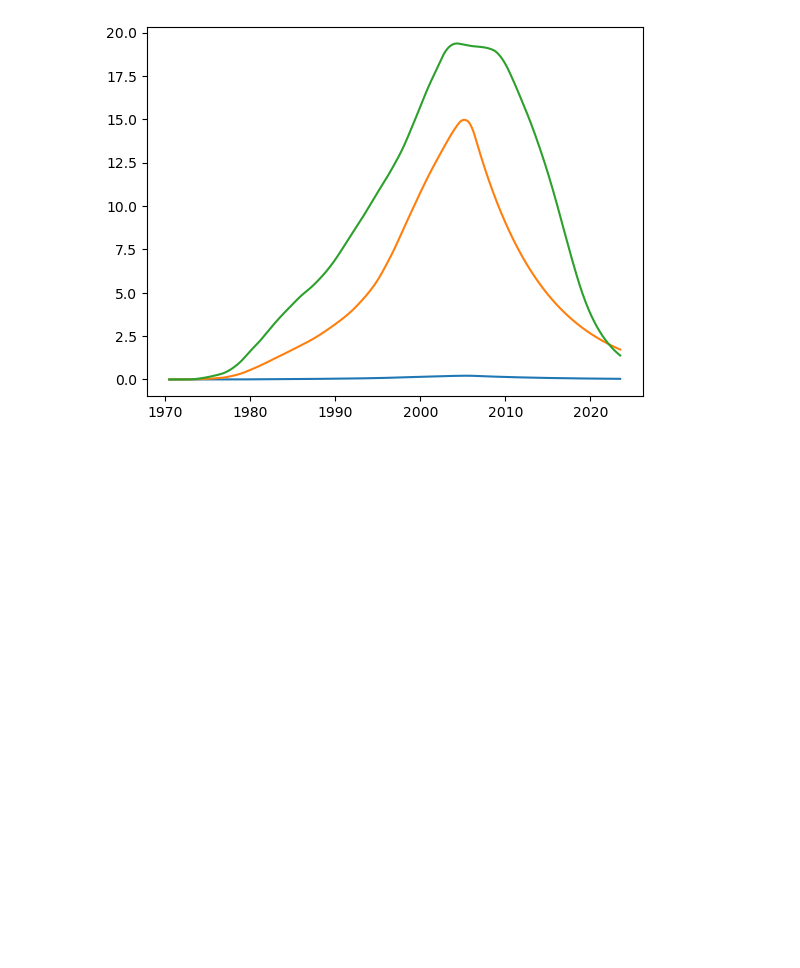
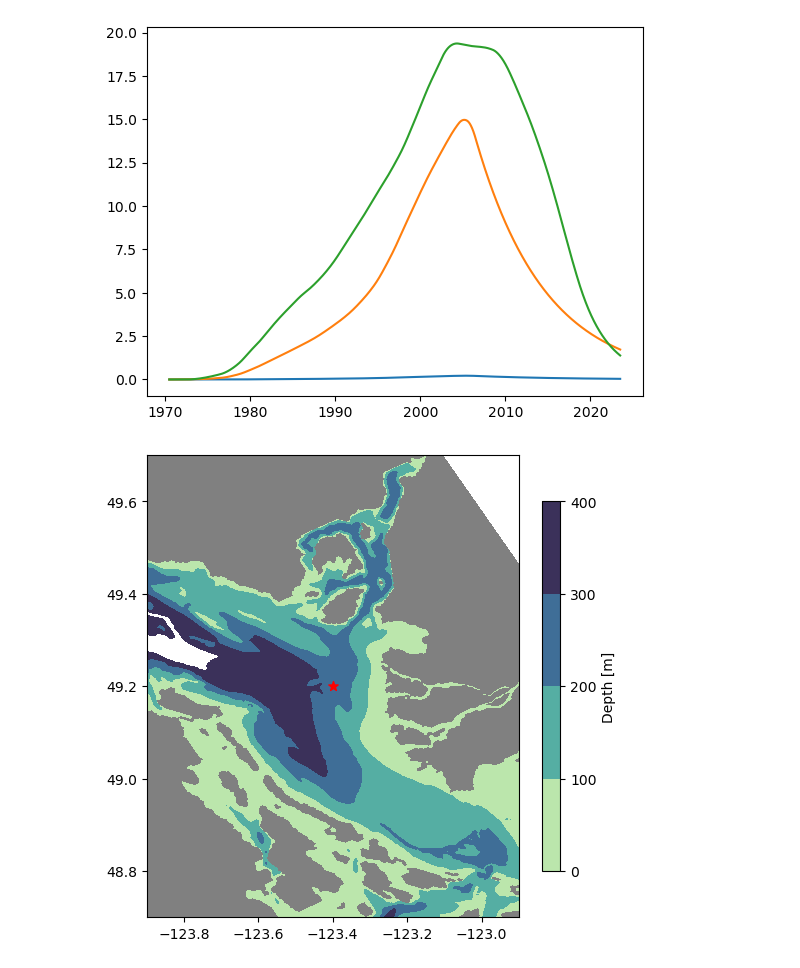
Before and after one commit to SalishSeaCast/analysis-vicente, a Jupyter notebook: Ocean_Parcels/drafts/POC_parameters.ipynb, the cells around one changed output. Drawn from its saved outputs; the diff is of its cells as text; code cells hidden in the pictures; blank space fills up the shorter version.

```diff
--- a/Ocean_Parcels/drafts/POC_parameters.ipynb
+++ b/Ocean_Parcels/drafts/POC_parameters.ipynb
@@ -11,0 +28,12 @@ cmap = cmocean.cm.haline
+# %%
+path = {'NEMO': '/results2/SalishSea/nowcast-green.202111/',
+'coords': '/ocean/vvalenzuela/MOAD/grid/coordinates_seagrid_SalishSea201702.nc',
+'coordsWW3': '/ocean/vvalenzuela/MOAD/grid2/WW3_grid.nc',
+'mask': '/ocean/vvalenzuela/MOAD/grid2/mesh_mask202108_TDV.nc',
+'bat': '/ocean/vvalenzuela/MOAD/grid/bathymetry_202108.nc',
+'out': '/home/vvalenzuela/MOAD/Ocean_Parcels/results/Mixing_Advection_Sinking',
+'home': '/home/vvalenzuela/MOAD/analysis-vicente/Ocean_Parcels',
+'anim': '/home/vvalenzuela/MOAD/Ocean_Parcels/animations'}
+# %%
+coords = xr.open_dataset(path['coords'], decode_times=False)
+mask = xr.open_dataset(path['mask'])
@@ -58,0 +160,16 @@ a, b = finder(clat[0], clon[0])
+# %%
+fig, ax = plt.subplots(figsize=(6,6))
+#
+blevels = list(np.arange(0,500,100))
+#
+im=ax.contourf(coords.nav_lon, coords.nav_lat, mask.totaldepth[:,:],zorder=1,cmap=cmap,levels=blevels)
+ax.contourf(coords.nav_lon, coords.nav_lat, mask.umask[0,0,:,:],zorder=2,cmap='gray',levels=[-1,0])
+ax.scatter(clon[0],clat[0],zorder=3,marker='*',c='r',s=50)
+#
+ax.set_ylim([clat[0]-.5,clat[0]+.5])
+ax.set_xlim([clon[0]-.5,clon[0]+.5])
+#
+cbar = fig.colorbar(im, ax=ax, location='right', shrink=0.8)
+cbar.set_label('Depth [m]')
+# %% [output]
+[figure, added]
```
Also changed, not shown: parts of 38 cells of this notebook, 10 other files.
